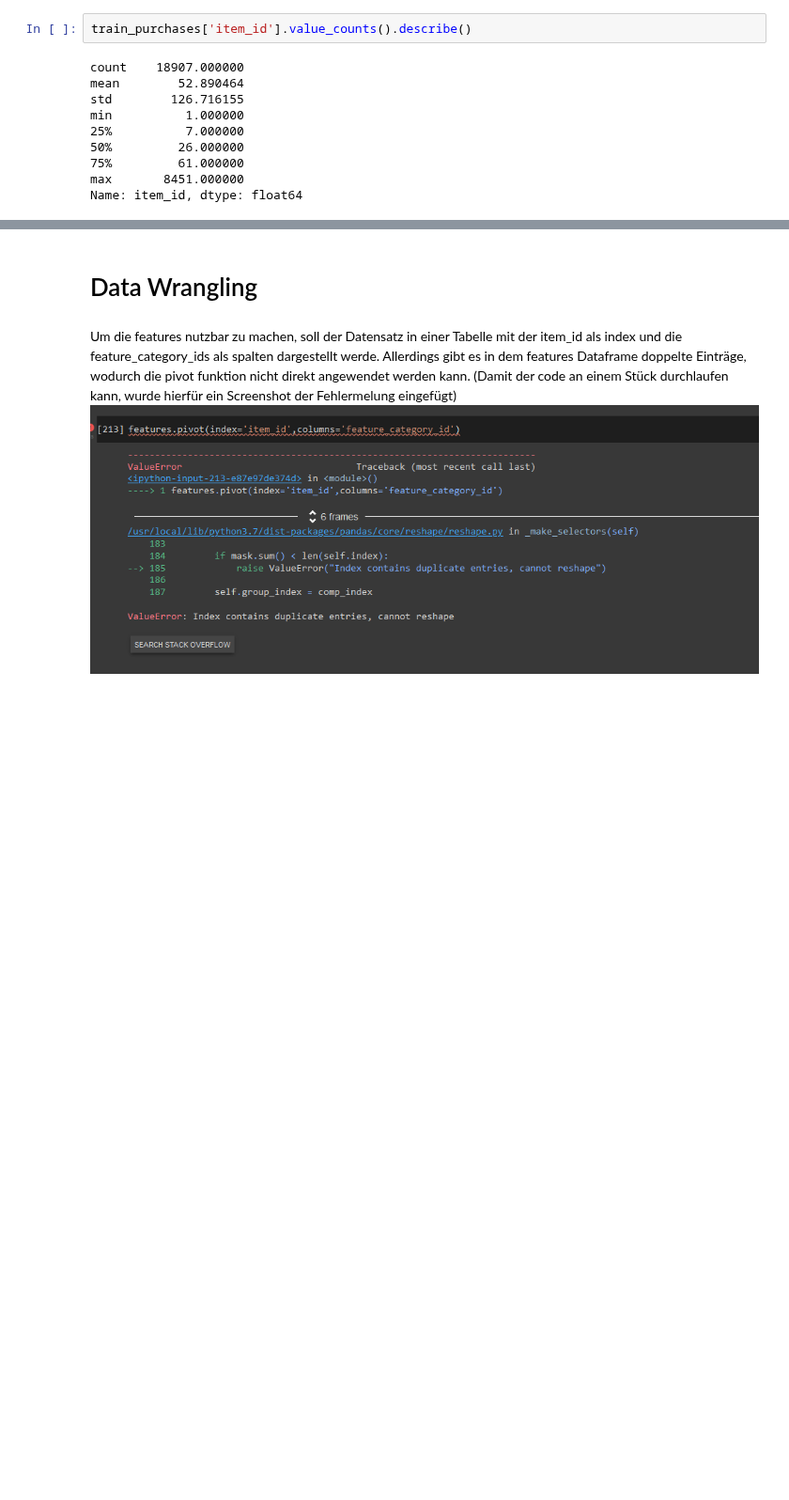
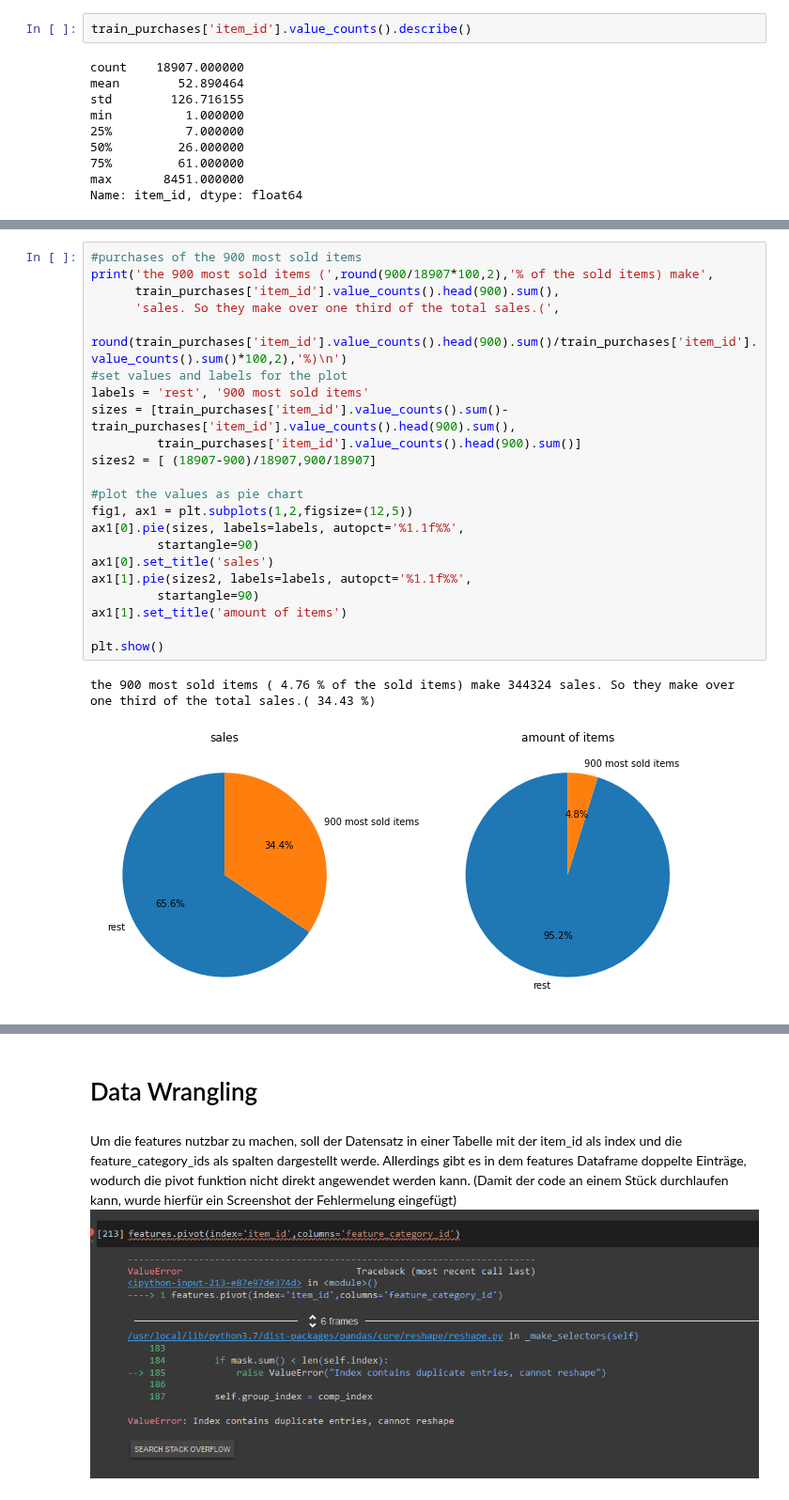
Before and after one commit to Ananassio/Data-Science_lab, a Jupyter notebook: Project/Data.ipynb, the cells around one changed output, grey strips where cells are left out. Shown at 94% size. Saved outputs shown, nothing was run; the diff lists cells and outputs as text; blank space fills up the shorter version.

```diff
--- a/Project/Data.ipynb
+++ b/Project/Data.ipynb
@@ -407,0 +437,25 @@ axes.grid(alpha=0.5)
+# %%
+#purchases of the 900 most sold items
+print('the 900 most sold items (',round(900/18907*100,2),'% of the sold items) make',
+      train_purchases['item_id'].value_counts().head(900).sum(),
+      'sales. So they make over one third of the total sales.(',
+      round(train_purchases['item_id'].value_counts().head(900).sum()/train_purchases['item_id'].value_counts().sum()*100,2),'%)\n')
+#set values and labels for the plot
+labels = 'rest', '900 most sold items'
+sizes = [train_purchases['item_id'].value_counts().sum()-train_purchases['item_id'].value_counts().head(900).sum(),
+         train_purchases['item_id'].value_counts().head(900).sum()]
+sizes2 = [ (18907-900)/18907,900/18907]
+
+#plot the values as pie chart
+fig1, ax1 = plt.subplots(1,2,figsize=(12,5))
+ax1[0].pie(sizes, labels=labels, autopct='%1.1f%%',
+         startangle=90)
+ax1[0].set_title('sales')
+ax1[1].pie(sizes2, labels=labels, autopct='%1.1f%%',
+         startangle=90)
+ax1[1].set_title('amount of items')
+
+plt.show()
+# %% [output]
+the 900 most sold items ( 4.76 % of the sold items) make 344324 sales. So they make over one third of the total sales.( 34.43 %)
+[figure, added]
```
Also changed, not shown: parts of 24 cells of this notebook.
